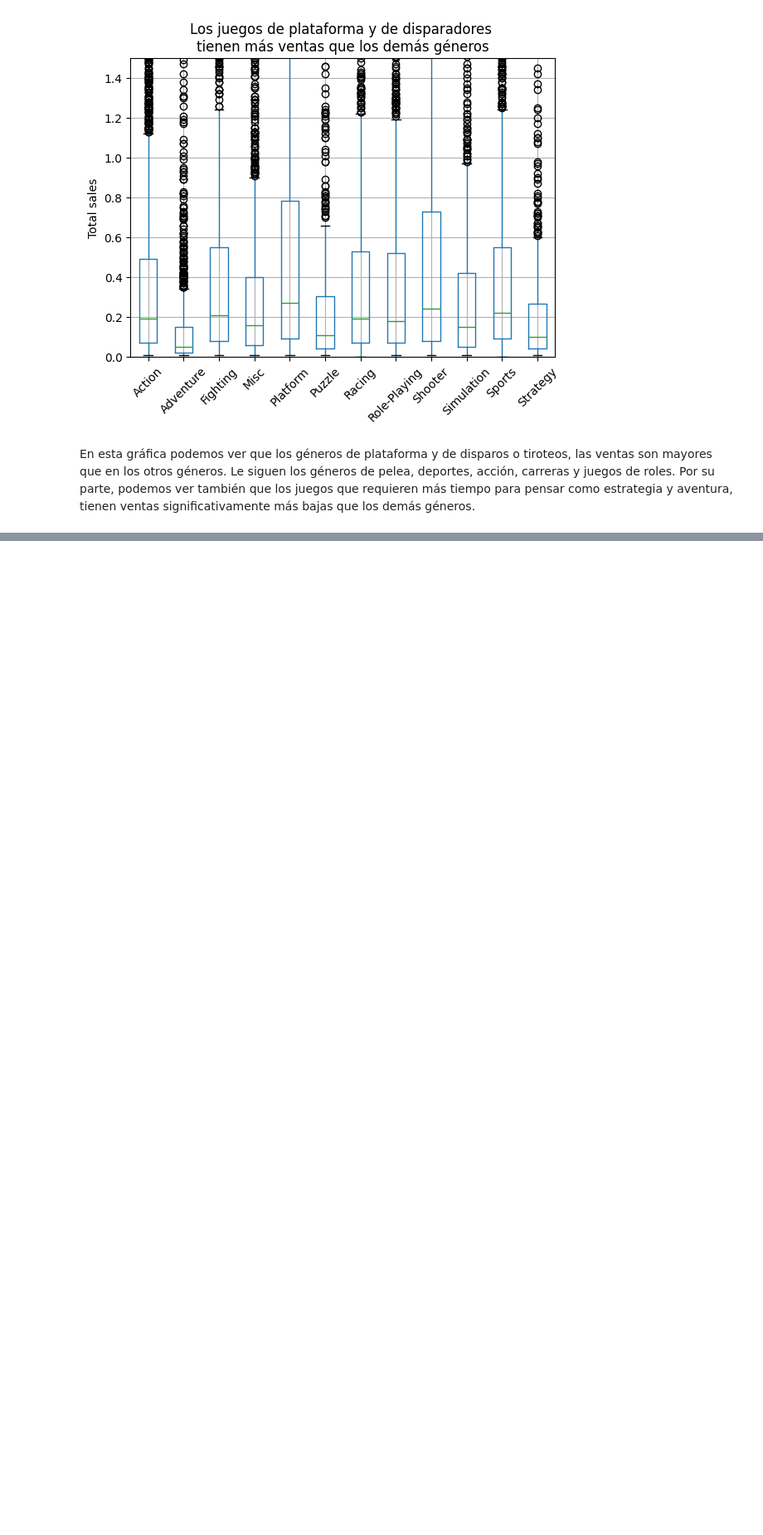
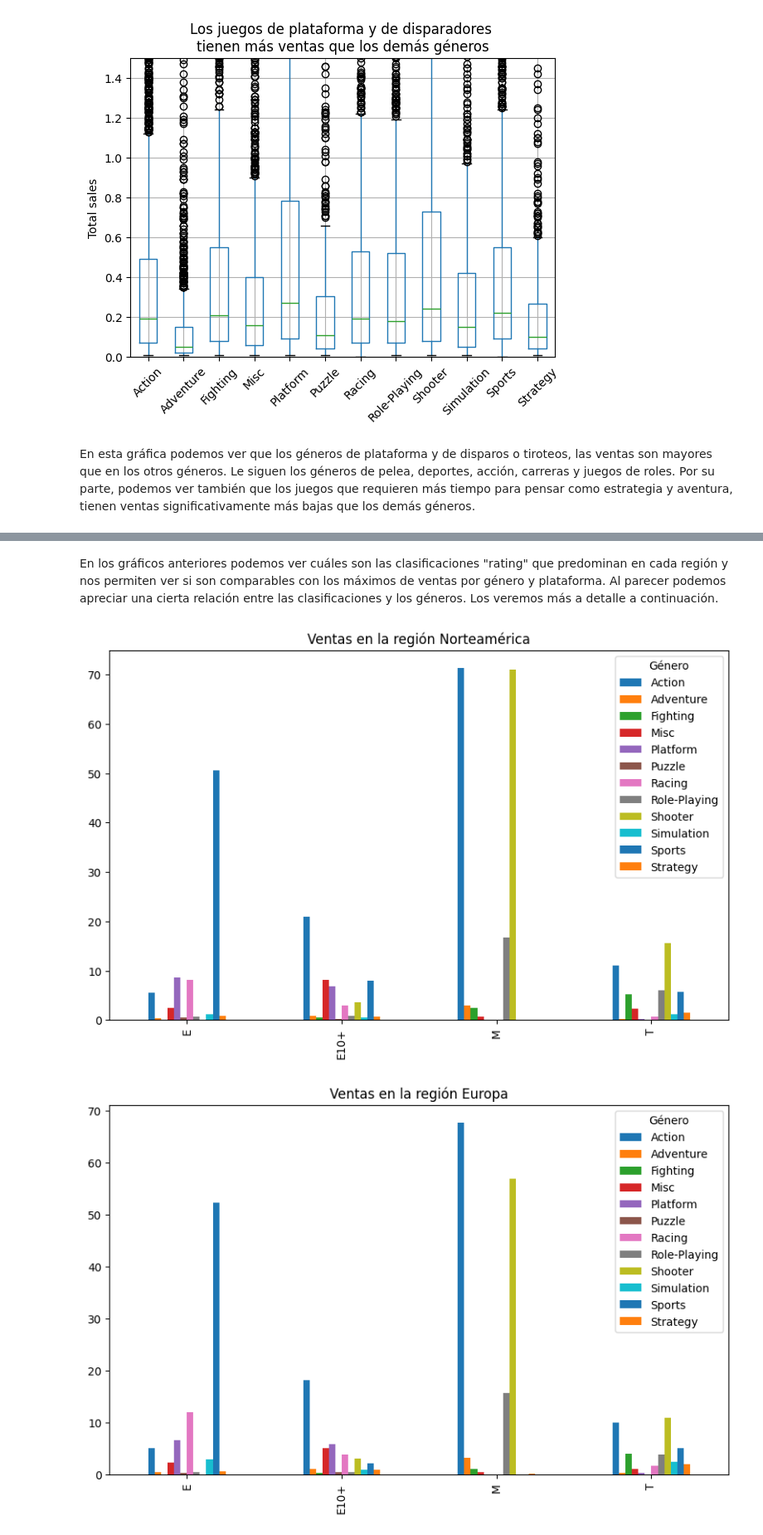
Before and after one commit to Victor-Mier/statistical_analysis, a Jupyter notebook: notebook.ipynb, the cells around one changed output, grey strips where cells are left out. Shown at 83% size. Drawn from its saved outputs; the diff is of its cells as text; code cells hidden in the pictures; blank space fills up the shorter version.

```diff
--- a/notebook.ipynb
+++ b/notebook.ipynb
@@ -831,0 +984,19 @@ En esta gráfica podemos ver que los géneros de plataforma y de disparos o tiro
+# %% [markdown]
+En los gráficos anteriores podemos ver cuáles son las clasificaciones "rating" que predominan en cada región y nos permiten ver si son comparables con los máximos de ventas por género y plataforma. Al parecer podemos apreciar una cierta relación entre las clasificaciones y los géneros. Los veremos más a detalle a continuación.
+# %%
+# Agrupamos por 'rating' y 'genre' para cada región y observamos las ventas.
+
+for region, region_sales in regions.items():
+    games_from_2013.groupby(['rating', 'genre'])[region_sales].sum().sort_values(
+    ascending=False).reset_index(drop=False).pivot_table(
+        index='rating', columns='genre', values=region_sales).plot(
+            kind='bar',
+            figsize=(10,6),
+            title=f"Ventas en la región {region}",
+            xlabel='')
+    plt.legend(title='Género')
+
+plt.show()
+# %% [output]
+[figure, added]
+[figure, added]
```
Also changed, not shown: parts of 32 cells of this notebook.
